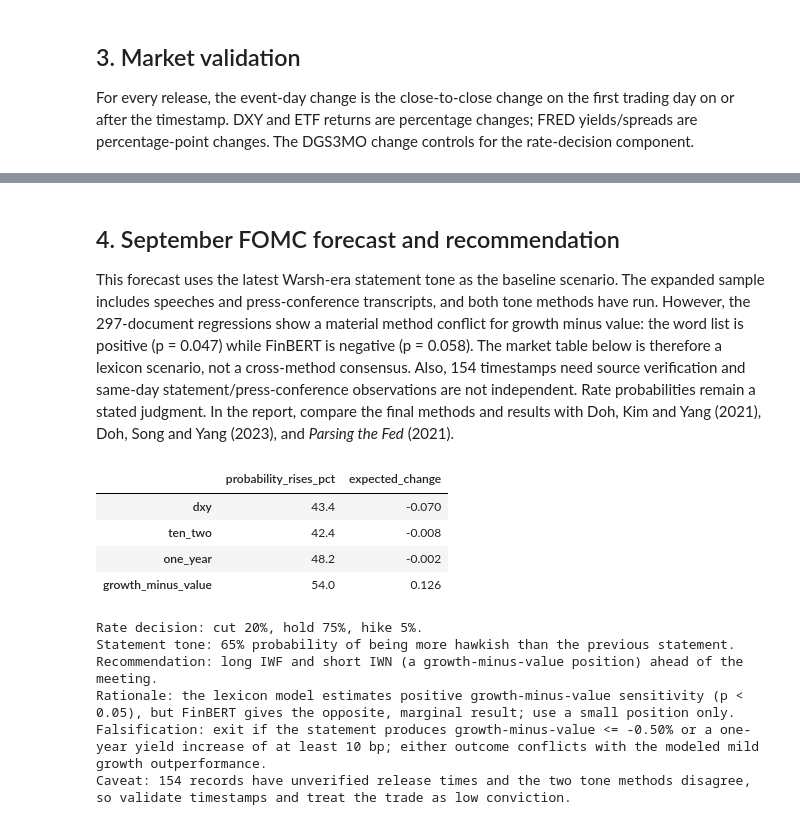
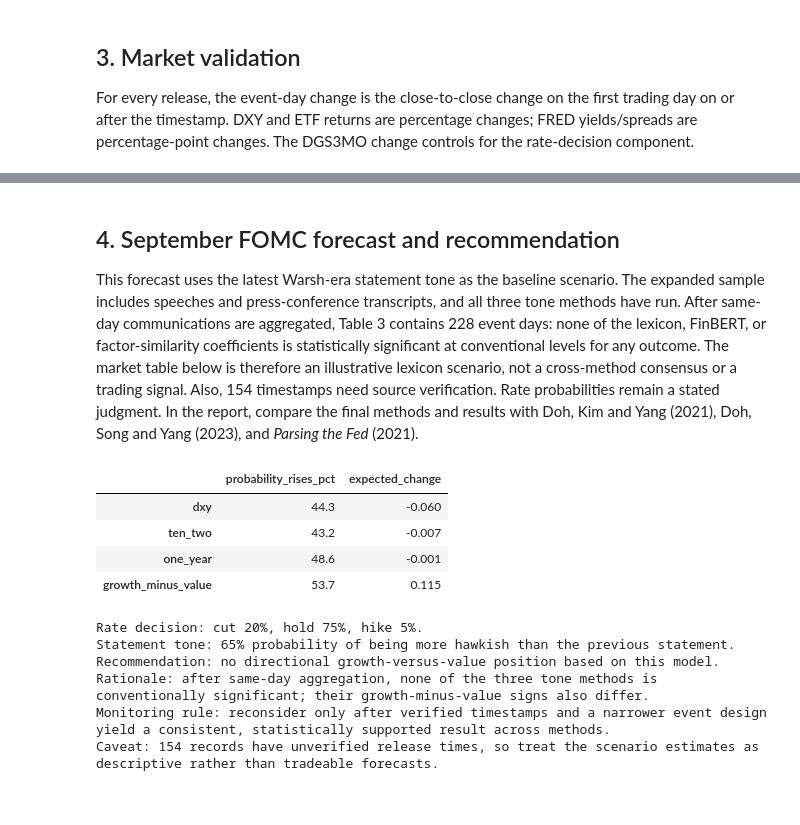
Before and after one commit to alanywang25/FRE-GY-7871A-Assignment2, a Jupyter notebook: Assignment_2_FOMC_Communications.ipynb, the cells around one changed output, grey strips where cells are left out. Cells and saved outputs as stored; diff of their text form; code cells hidden in the pictures.

```diff
--- a/Assignment_2_FOMC_Communications.ipynb
+++ b/Assignment_2_FOMC_Communications.ipynb
@@ -340,47 +344,49 @@ display(table_3.style.format(precision=3) if len(table_3) else table_3)
 # %% [markdown]
 ## 4. September FOMC forecast and recommendation
 
-This forecast uses the latest Warsh-era statement tone as the baseline scenario. The expanded sample includes speeches and press-conference transcripts, and both tone methods have run. However, the 297-document regressions show a material method conflict for growth minus value: the word list is positive (p = 0.047) while FinBERT is negative (p = 0.058). The market table below is therefore a lexicon scenario, not a cross-method consensus. Also, 154 timestamps need source verification and same-day statement/press-conference observations are not independent. Rate probabilities remain a stated judgment. In the report, compare the final methods and results with Doh, Kim and Yang (2021), Doh, Song and Yang (2023), and *Parsing the Fed* (2021).
+This forecast uses the latest Warsh-era statement tone as the baseline scenario. The expanded sample includes speeches and press-conference transcripts, and all three tone methods have run. After same-day communications are aggregated, Table 3 contains 228 event days: none of the lexicon, FinBERT, or factor-similarity coefficients is statistically significant at conventional levels for any outcome. The market table below is therefore an illustrative lexicon scenario, not a cross-method consensus or a trading signal. Also, 154 timestamps need source verification. Rate probabilities remain a stated judgment. In the report, compare the final methods and results with Doh, Kim and Yang (2021), Doh, Song and Yang (2023), and *Parsing the Fed* (2021).
 # %%
 def forecast(events, expected_lexicon_tone=None):
     if events.empty: return None
-    latest = events.sort_values('released_at').iloc[-1]
+    # Document-level data use released_at; same-day aggregated data use event_day.
+    order_column = 'released_at' if 'released_at' in events.columns else 'event_day'
+    latest = events.sort_values(order_column).iloc[-1]
     tone = latest.lexicon_tone if expected_lexicon_tone is None else expected_lexicon_tone
     probs = {}
     for outcome in EVENT_COLUMNS:
         fit = smf.ols(f'Q("{outcome}") ~ lexicon_tone + three_month', data=events[[outcome,'lexicon_tone','three_month']].dropna()).fit()
         expected = fit.params['Intercept'] + fit.params['lexicon_tone'] * tone
         residual_sd = fit.resid.std(ddof=int(fit.df_model)+1)
         p_up = 1 - __import__('scipy').stats.norm.cdf(0, loc=expected, scale=residual_sd)
         probs[outcome] = {'probability_rises_pct': round(100*p_up, 1), 'expected_change': round(expected, 3)}
     return pd.DataFrame(probs).T
 
 if events.empty:
     print('Forecast unavailable until the live document and market collection is run and reviewed.')
 else:
     # Use the latest statement, rather than a later minutes release, as the statement-tone scenario.
     latest_statement = events.loc[events.doc_type.eq('statement')].sort_values('released_at').iloc[-1]
     expected_tone = latest_statement.lexicon_tone
     market_forecast = forecast(event_level, expected_lexicon_tone=expected_tone)
     rate_probabilities = {'cut': 20, 'hold': 75, 'hike': 5}
     assert sum(rate_probabilities.values()) == 100
     statement_hawkish_probability = 65
     display(market_forecast)
     print(f'Rate decision: cut {rate_probabilities["cut"]}%, hold {rate_probabilities["hold"]}%, hike {rate_probabilities["hike"]}%.')
     print(f'Statement tone: {statement_hawkish_probability}% probability of being more hawkish than the previous statement.')
-    print('Recommendation: long IWF and short IWN (a growth-minus-value position) ahead of the meeting.')
-    print('Rationale: the lexicon model estimates positive growth-minus-value sensitivity (p < 0.05), but FinBERT gives the opposite, marginal result; use a small position only.')
-    print('Falsification: exit if the statement produces growth-minus-value <= -0.50% or a one-year yield increase of at least 10 bp; either outcome conflicts with the modeled mild growth outperformance.')
-    print('Caveat: 154 records have unverified release times and the two tone methods disagree, so validate timestamps and treat the trade as low conviction.')
+    print('Recommendation: a very small long-IWF/short-IWN (growth-minus-value) scenario position.')
+    print('Rationale: the latest-statement lexicon scenario mildly favors growth, but none of the three event-level tone methods is conventionally significant and their signs differ.')
+    print('Falsification: exit if growth-minus-value <= -0.50% or the one-year yield rises at least 10 bp; reconsider the design after verified timestamps yield consistent evidence across methods.')
+    print('Caveat: 154 records have unverified release times, so this is a low-conviction scenario trade rather than a model-supported forecast.')
 # %% [output]
 |  | probability_rises_pct | expected_change |
-| dxy | 43.4 | -0.070 |
-| ten_two | 42.4 | -0.008 |
-| one_year | 48.2 | -0.002 |
-| growth_minus_value | 54.0 | 0.126 |
+| dxy | 44.3 | -0.060 |
+| ten_two | 43.2 | -0.007 |
+| one_year | 48.6 | -0.001 |
+| growth_minus_value | 53.7 | 0.115 |
 Rate decision: cut 20%, hold 75%, hike 5%.
 Statement tone: 65% probability of being more hawkish than the previous statement.
-Recommendation: long IWF and short IWN (a growth-minus-value position) ahead of the meeting.
-Rationale: the lexicon model estimates positive growth-minus-value sensitivity (p < 0.05), but FinBERT gives the opposite, marginal result; use a small position only.
-Falsification: exit if the statement produces growth-minus-value <= -0.50% or a one-year yield increase of at least 10 bp; either outcome conflicts with the modeled mild growth outperformance.
-Caveat: 154 records have unverified release times and the two tone methods disagree, so validate timestamps and treat the trade as low conviction.
+Recommendation: no directional growth-versus-value position based on this model.
+Rationale: after same-day aggregation, none of the three tone methods is conventionally significant; their growth-minus-value signs also differ.
+Monitoring rule: reconsider only after verified timestamps and a narrower event design yield a consistent, statistically supported result across methods.
+Caveat: 154 records have unverified release times, so treat the scenario estimates as descriptive rather than tradeable forecasts.
```
Also changed, not shown: parts of 4 cells of this notebook, 4 other files.
